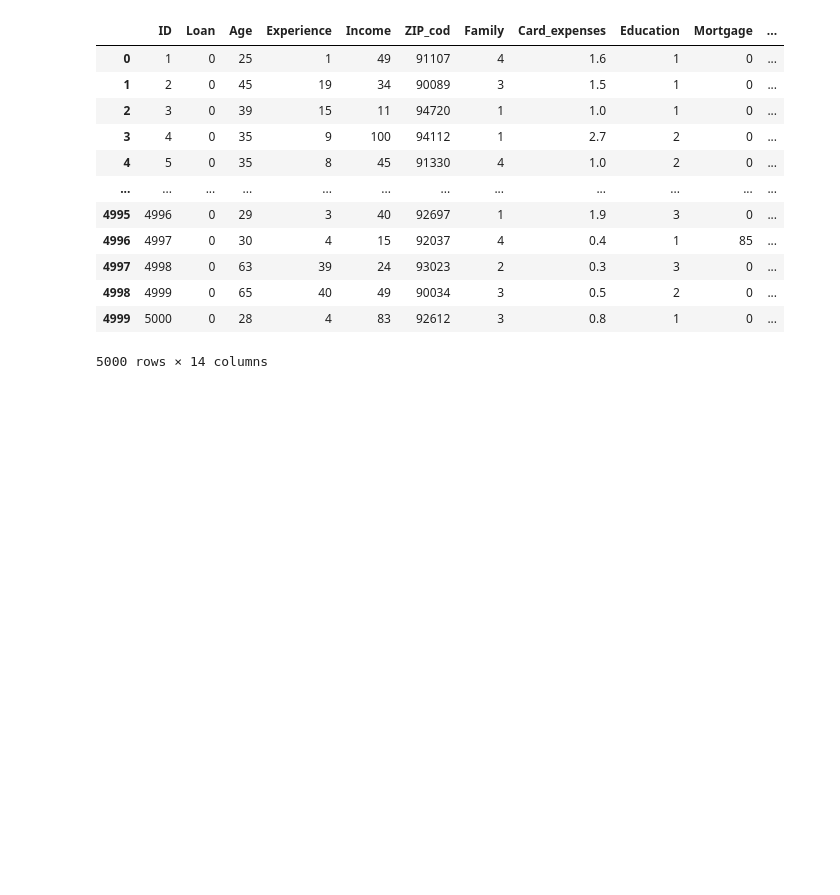
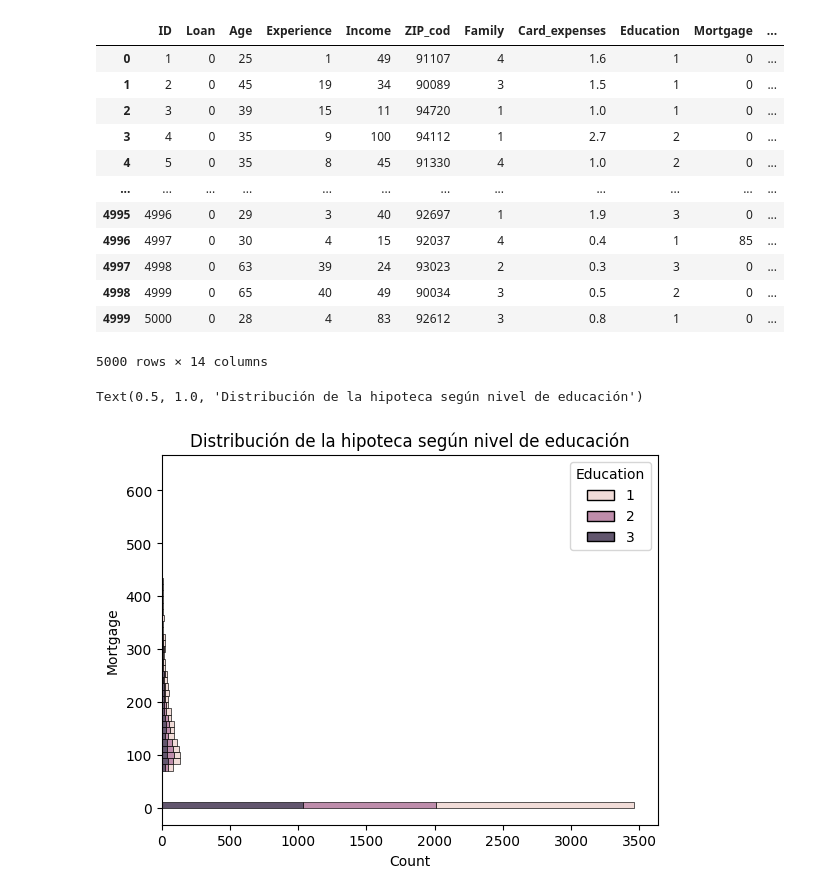
Before and after one commit to where-are-the-avocados/Data-Analysis, a Jupyter notebook: project_n1.ipynb, the cells around one changed output. Cells and saved outputs as stored; diff of their text form; code cells hidden in the pictures; blank space fills up the shorter version.

```diff
--- a/project_n1.ipynb
+++ b/project_n1.ipynb
@@ -211,3 +211,8 @@ df
 | 4998 | 4999 | 0 | 65 | 40 | 49 | 90034 | 3 | 0.5 | 2 | 0 | ... |
 | 4999 | 5000 | 0 | 28 | 4 | 83 | 92612 | 3 | 0.8 | 1 | 0 | ... |
 5000 rows × 14 columns
+# %%
+sns.histplot(data=df, y="Mortgage",hue="Education",multiple="stack").set_title("Distribución de la hipoteca según nivel de educación")
+# %% [output]
+Text(0.5, 1.0, 'Distribución de la hipoteca según nivel de educación')
+[figure, added]
```
Also changed, not shown: parts of 16 cells of this notebook, 4 other files.
